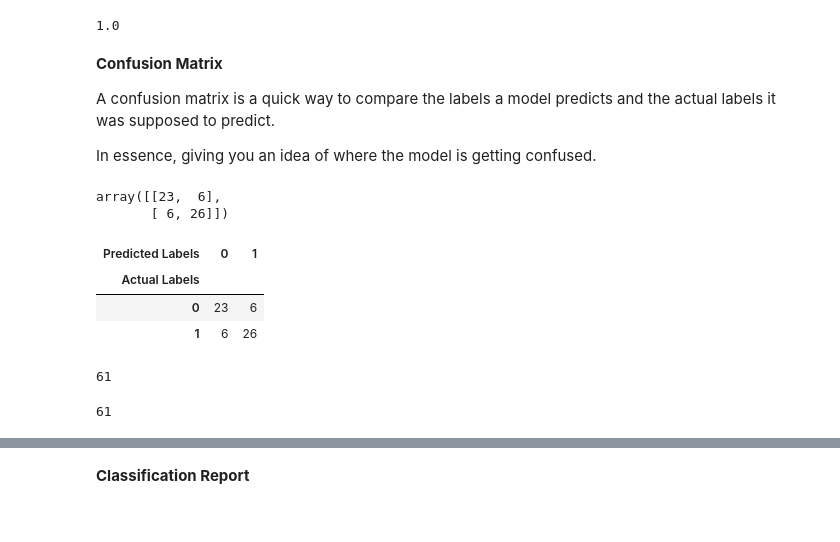
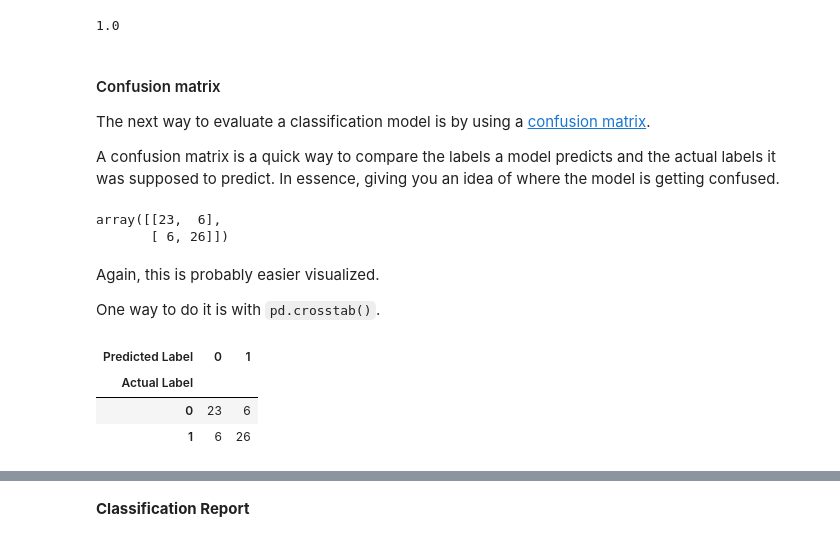
Before and after one commit to mrdbourke/zero-to-mastery-ml, a Jupyter notebook: section-2-data-science-and-ml-tools/introduction-to-scikit-learn-video.ipynb, the cells around one changed output, grey strips where cells are left out. Saved outputs shown, nothing was run; the diff lists cells and outputs as text; code cells hidden in the pictures.

```diff
--- a/section-2-data-science-and-ml-tools/introduction-to-scikit-learn-video.ipynb
+++ b/section-2-data-science-and-ml-tools/introduction-to-scikit-learn-video.ipynb
@@ -832,0 +868,4 @@ FileNotFoundError: [Errno 2] File data/heart-disease.csv does not exist: 'data/h
+# %%
+# Get the data (be sure to click "raw") - https://github.com/mrdbourke/zero-to-mastery-ml/blob/master/data/heart-disease.csv
+heart_disease = pd.read_csv("https://raw.githubusercontent.com/mrdbourke/zero-to-mastery-ml/master/data/heart-disease.csv")
+heart_disease.head()
@@ -1322,11 +1407,10 @@ roc_auc_score(y_test, y_test)
 # %% [output]
 1.0
 # %% [markdown]
-**Confusion Matrix**
+#### Confusion matrix
+The next way to evaluate a classification model is by using a [confusion matrix](https://en.wikipedia.org/wiki/Confusion_matrix).
 
-A confusion matrix is a quick way to compare the labels a model predicts and the actual labels it was supposed to predict.
-
-In essence, giving you an idea of where the model is getting confused.
+A confusion matrix is a quick way to compare the labels a model predicts and the actual labels it was supposed to predict. In essence, giving you an idea of where the model is getting confused.
 # %%
 from sklearn.metrics import confusion_matrix
 
@@ -1336,22 +1420,17 @@ confusion_matrix(y_test, y_preds)
 # %% [output]
 array([[23,  6],
        [ 6, 26]])
+# %% [markdown]
+Again, this is probably easier visualized.
+
+One way to do it is with `pd.crosstab()`.
 # %%
-# Visualize confusion matrix with pd.crosstab()
 pd.crosstab(y_test,
             y_preds,
-            rownames=["Actual Labels"],
-            colnames=["Predicted Labels"])
+            rownames=["Actual Label"],
+            colnames=["Predicted Label"])
 # %% [output]
-| Predicted Labels | 0 | 1 |
-| Actual Labels |  |  |
+| Predicted Label | 0 | 1 |
+| Actual Label |  |  |
 | 0 | 23 | 6 |
 | 1 | 6 | 26 |
-# %%
-22 + 7 + 8 + 24
-# %% [output]
-61
-# %%
-len(X_test)
-# %% [output]
-61
```
Also changed, not shown: parts of 145 cells of this notebook, 4 other files.
